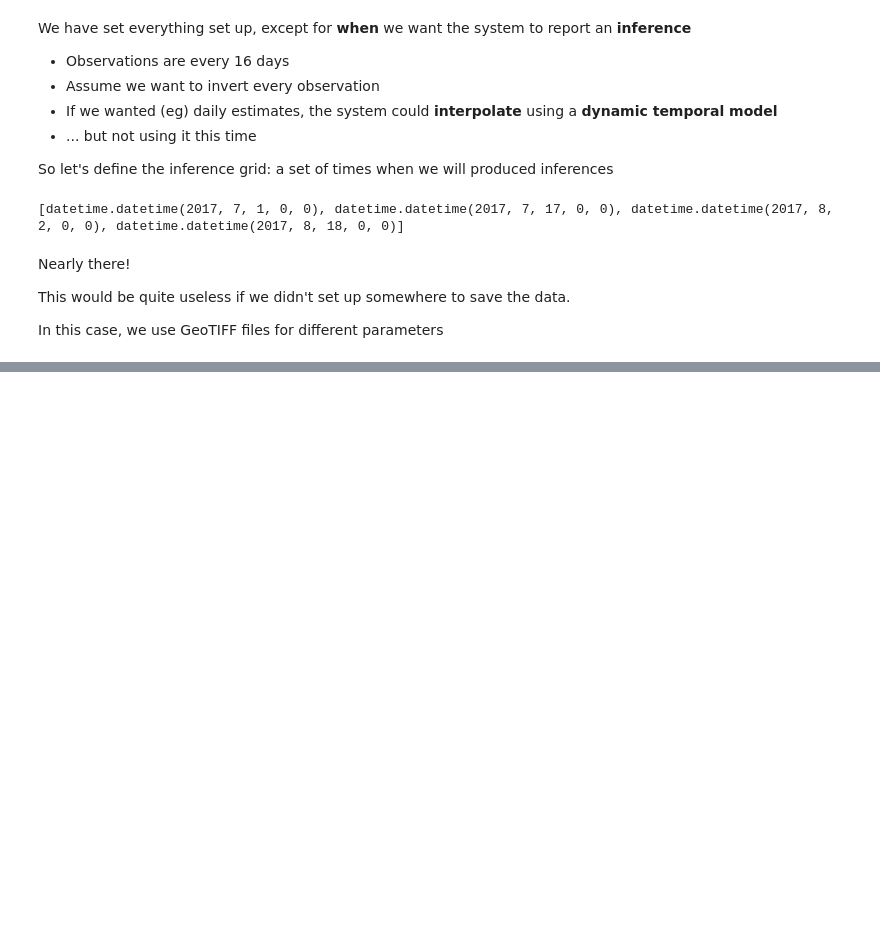
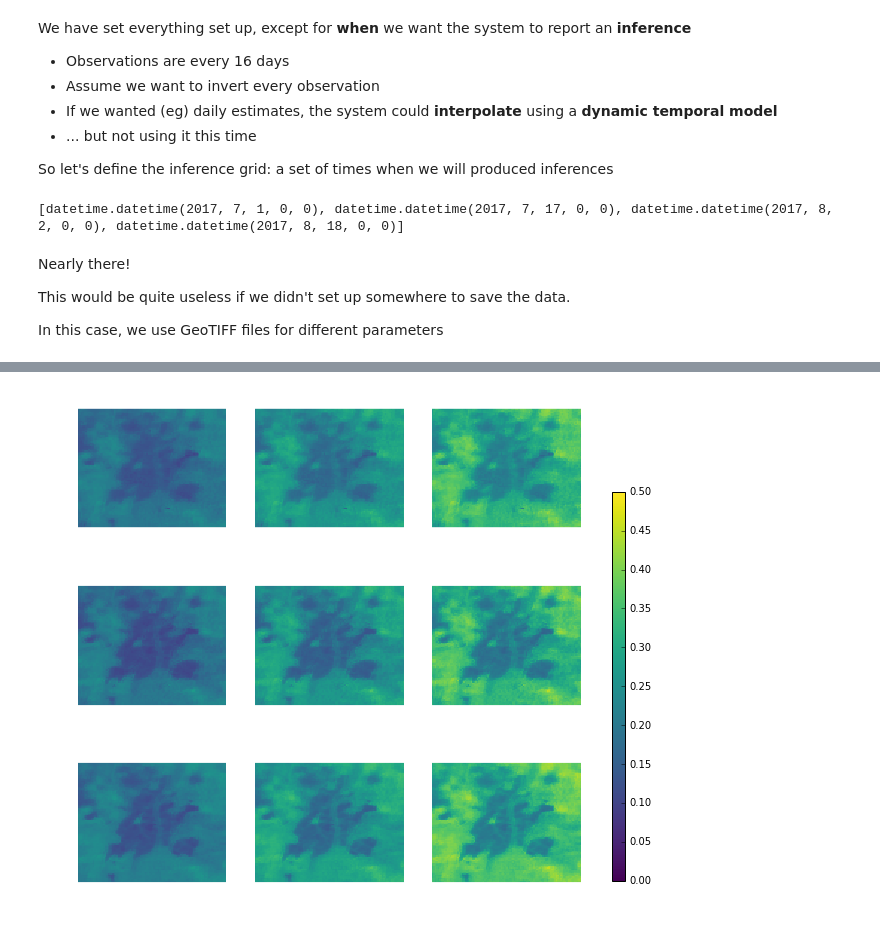
Before and after one commit to multiply-org/coarse_demo, a Jupyter notebook: coarse_resolution.ipynb, the cells around one changed output, grey strips where cells are left out. Cells and saved outputs as stored; diff of their text form; code cells hidden in the pictures; blank space fills up the shorter version.

```diff
--- a/coarse_resolution.ipynb
+++ b/coarse_resolution.ipynb
@@ -243,0 +321,4 @@ NameError: name 'bhr_data' is not defined
+# %%
+plot_parameter("w_vis")
+# %% [output]
+[figure, added]
```
Also changed, not shown: parts of 15 cells of this notebook.
